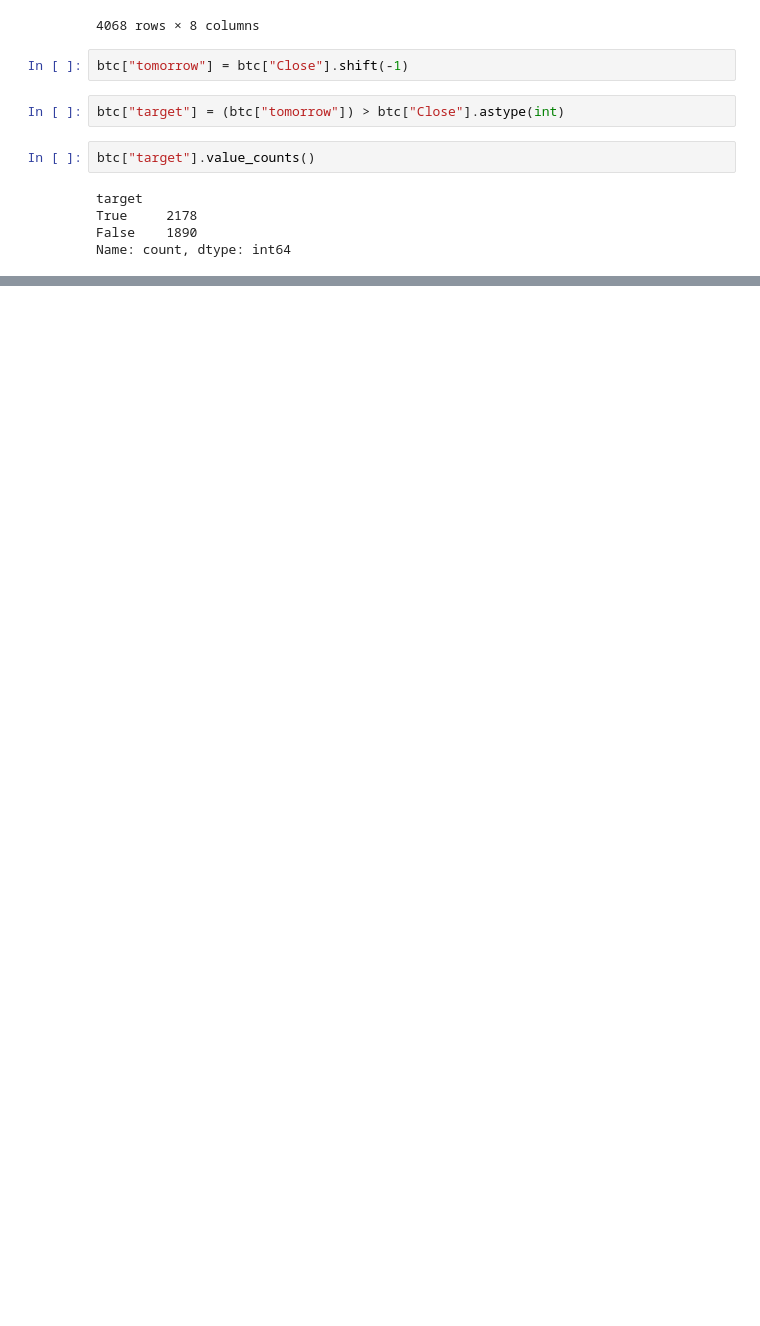
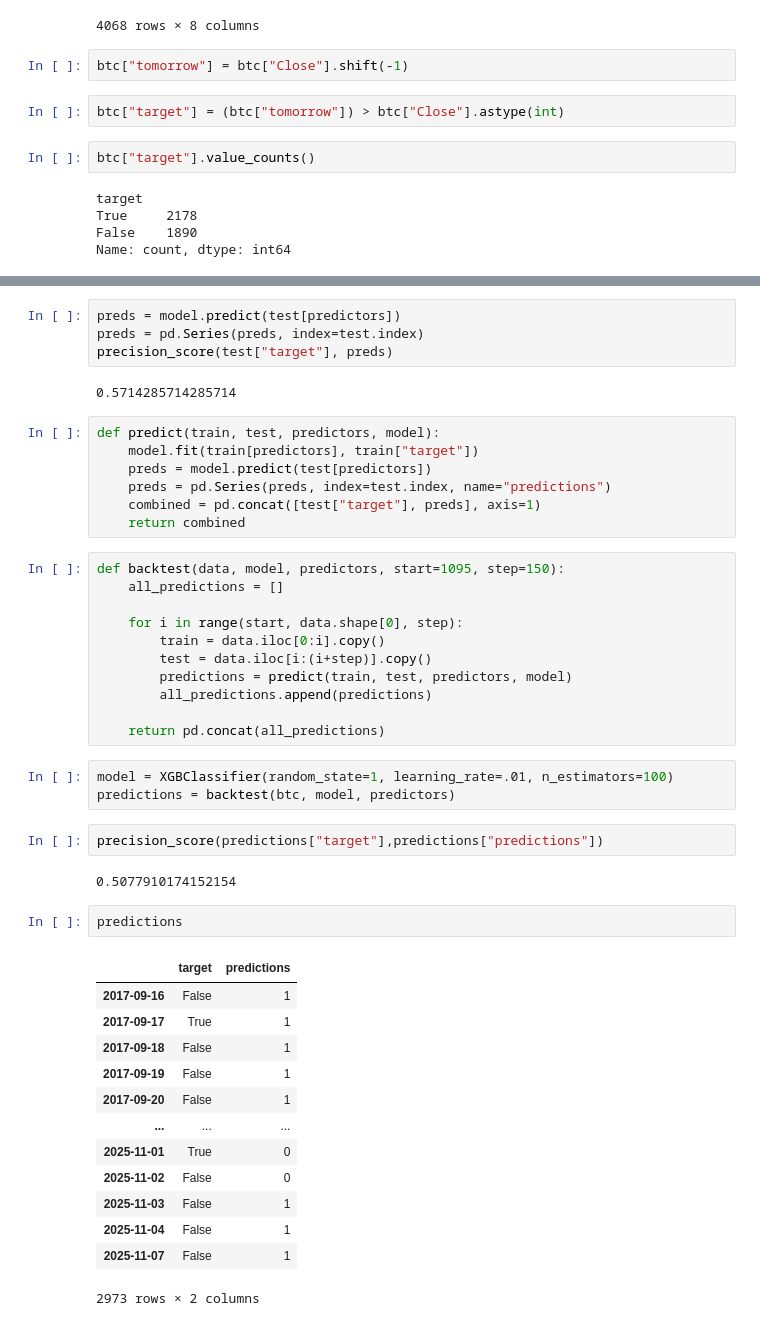
Before and after one commit to AronSussmann/dataScienceExam, a Jupyter notebook: btcPrediction.ipynb, the cells around one changed output, grey strips where cells are left out. Cells and saved outputs as stored; diff of their text form; blank space fills up the shorter version.

Commit message:
made  XGBClassifier and backtesting

```diff
--- a/btcPrediction.ipynb
+++ b/btcPrediction.ipynb
@@ -85,0 +89,47 @@ predictors = ["close", "volume", "open", "high", "low", "edit_count", "sentiment
+# %%
+preds = model.predict(test[predictors])
+preds = pd.Series(preds, index=test.index)
+precision_score(test["target"], preds)
+# %% [output]
+0.5714285714285714
+# %%
+def predict(train, test, predictors, model):
+    model.fit(train[predictors], train["target"])
+    preds = model.predict(test[predictors])
+    preds = pd.Series(preds, index=test.index, name="predictions")
+    combined = pd.concat([test["target"], preds], axis=1)
+    return combined
+# %%
+def backtest(data, model, predictors, start=1095, step=150):
+    all_predictions = []
+
+    for i in range(start, data.shape[0], step):
+        train = data.iloc[0:i].copy()
+        test = data.iloc[i:(i+step)].copy()
+        predictions = predict(train, test, predictors, model)
+        all_predictions.append(predictions)
+
+    return pd.concat(all_predictions)
+# %%
+model = XGBClassifier(random_state=1, learning_rate=.01, n_estimators=100)
+predictions = backtest(btc, model, predictors)
+# %%
+precision_score(predictions["target"],predictions["predictions"])
+# %% [output]
+0.5077910174152154
+# %%
+predictions
+# %% [output]
+|  | target | predictions |
+| 2017-09-16 | False | 1 |
+| 2017-09-17 | True | 1 |
+| 2017-09-18 | False | 1 |
+| 2017-09-19 | False | 1 |
+| 2017-09-20 | False | 1 |
+| ... | ... | ... |
+| 2025-11-01 | True | 0 |
+| 2025-11-02 | False | 0 |
+| 2025-11-03 | False | 1 |
+| 2025-11-04 | False | 1 |
+| 2025-11-07 | False | 1 |
+2973 rows × 2 columns
```
Also changed, not shown: parts of 2 cells of this notebook.
